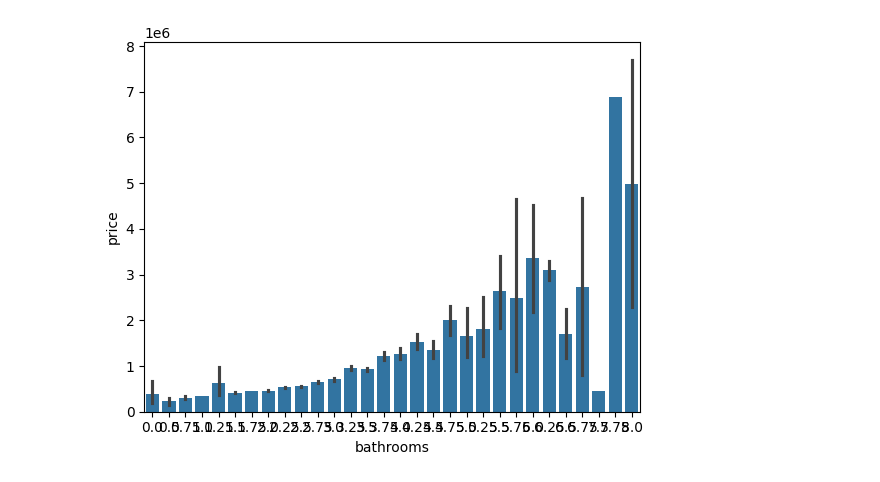
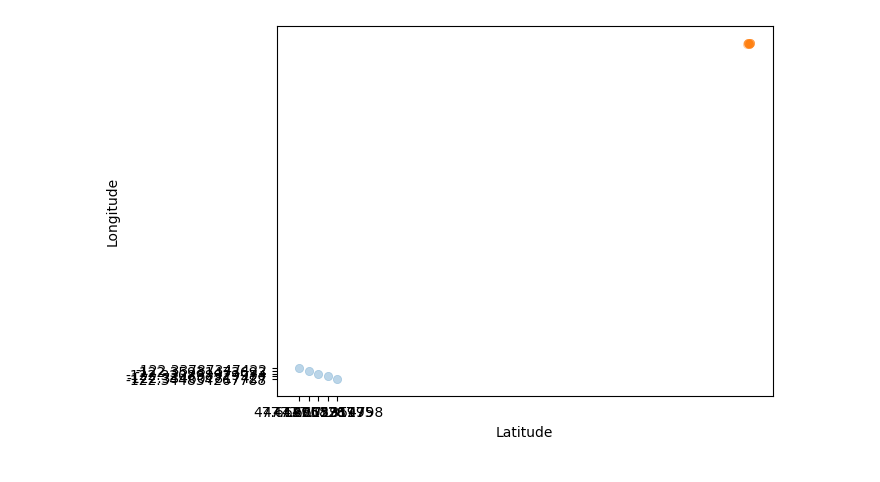
Before and after one commit to joseph-e-kent/ctrl_alt_elite, a Jupyter notebook: module_3/nathan/module03.ipynb, the cells around one changed output. Drawn from its saved outputs; the diff is of its cells as text; code cells hidden in the pictures.

```diff
--- a/module_3/nathan/module03.ipynb
+++ b/module_3/nathan/module03.ipynb
@@ -46,6 +136,22 @@ def k_formatter(x, pos):
     return f"{x * 1e-3:.0f}k"
 
 SHOWALL = False
+
+
+
+plot = sns.scatterplot(data=sup_filtered,
+                       x='Latitude',
+                       y='Longitude',
+                       alpha=0.3,
+                       edgecolor=None,
+                      )
+plot = sns.scatterplot(data=raw_data.sample(10),
+                       x='lat',
+                       y='long',
+                       alpha=0.3,
+                       edgecolor=None,
+                      )
+plt.show()
 
 if SHOWALL:
     sorted_data = raw_data.sort_values(by="price", ascending=True) # Sort to ensure the large numbers are on top of the plot
@@ -107,38 +213,39 @@ if SHOWALL:
         color="red",  # Make the trend line stand out
         label="Trend Line",
     )
 
     plt.title("Square feet vs price", fontsize=14, fontweight="bold", pad=15)
     plot.set_yscale('log')
     plt.grid(True, which='both')
     plt.show()
 
 
 
 ### NEW CHART ZIP CODE and PRICE ###
 if SHOWALL:
     sns.boxplot(data = raw_data,
                 x='zipcode',
                 y='price',
                 showfliers=False
                )
     plt.show()
 
 
 if SHOWALL:
     sns.boxplot(data = raw_data,
                 x='waterfront',
                 y='price',
                )
     plt.show()
 
 
-sns.barplot(data = raw_data,
-             x='bathrooms',
-            y='price'
-           )
-plt.show()
+if SHOWALL:
+    sns.barplot(data = raw_data,
+                 x='bathrooms',
+                y='price'
+               )
+    plt.show()
 # %% [output]
-[figure, old version]
+[figure, new version]
 # %%
 # Condition the data for the model
```
Also changed, not shown: parts of 12 cells of this notebook, 1 other file.
